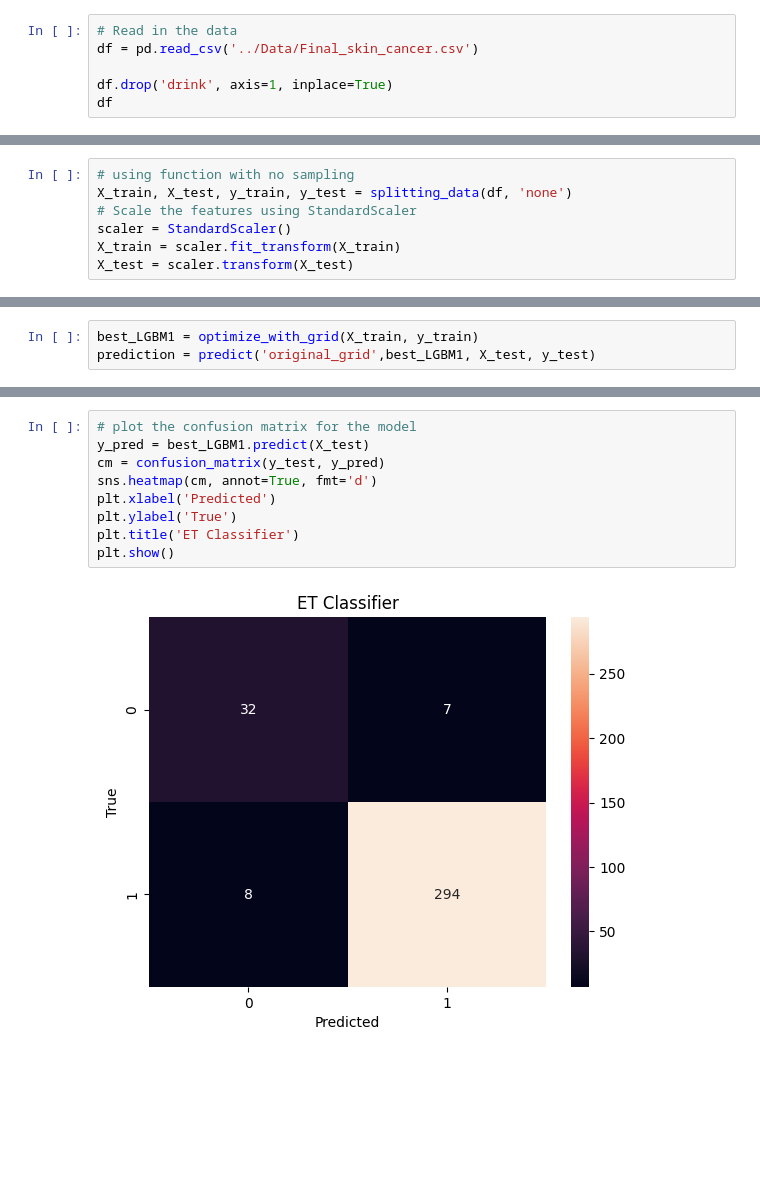
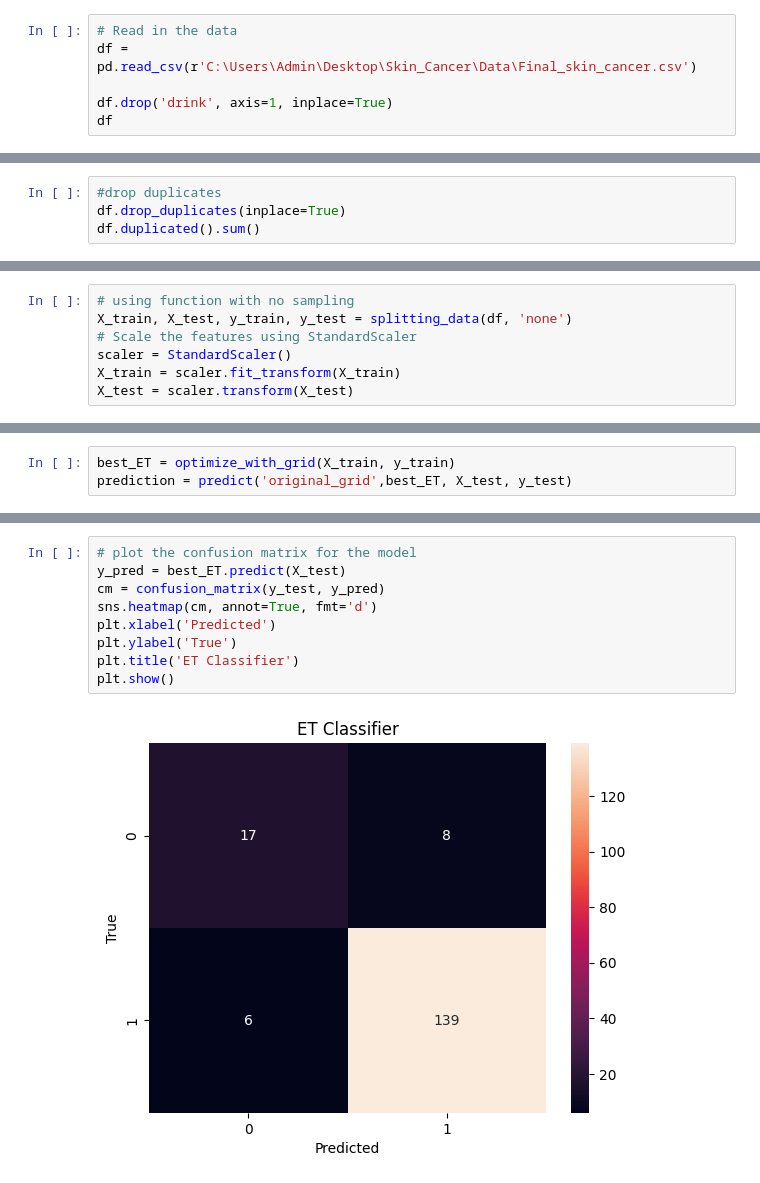
Before and after one commit to Maryamalakkas/Skin_Cancer, a Jupyter notebook: notebook/ExtraTrees.ipynb, the cells around one changed output, grey strips where cells are left out. Drawn from its saved outputs; the diff is of its cells as text; blank space fills up the shorter version.

```diff
--- a/notebook/ExtraTrees.ipynb
+++ b/notebook/ExtraTrees.ipynb
@@ -23,7 +23,7 @@ random_state=123
 best_models = {}
 # %%
 # Read in the data
-df = pd.read_csv('../Data/Final_skin_cancer.csv')
+df = pd.read_csv(r'C:\Users\Admin\Desktop\Skin_Cancer\Data\Final_skin_cancer.csv')
 
 df.drop('drink', axis=1, inplace=True)
 df
@@ -43,0 +48,4 @@ df
+# %%
+#drop duplicates
+df.drop_duplicates(inplace=True)
+df.duplicated().sum()
@@ -180,5 +190,5 @@ weighted avg       0.96      0.96      0.96       341
 # %%
-best_LGBM1 = optimize_with_grid(X_train, y_train)
-prediction = predict('original_grid',best_LGBM1, X_test, y_test)
+best_ET = optimize_with_grid(X_train, y_train)
+prediction = predict('original_grid',best_ET, X_test, y_test)
 # %% [output]
 Fitting 5 folds for each of 324 candidates, totalling 1620 fits
@@ -212,11 +222,11 @@ Traceback (most recent call last):
 # %%
 # plot the confusion matrix for the model
-y_pred = best_LGBM1.predict(X_test)
+y_pred = best_ET.predict(X_test)
 cm = confusion_matrix(y_test, y_pred)
 sns.heatmap(cm, annot=True, fmt='d')
 plt.xlabel('Predicted')
 plt.ylabel('True')
 plt.title('ET Classifier')
 plt.show()
 # %% [output]
-[figure, old version]
+[figure, new version]
```
Also changed, not shown: parts of 8 cells of this notebook, 2 other files.
